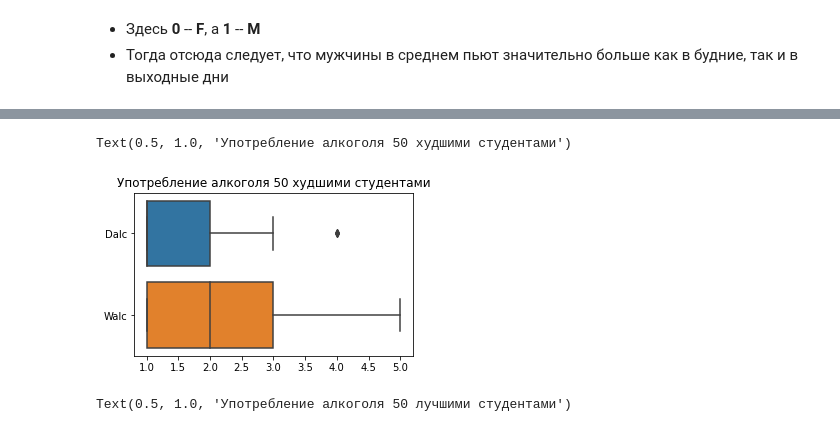
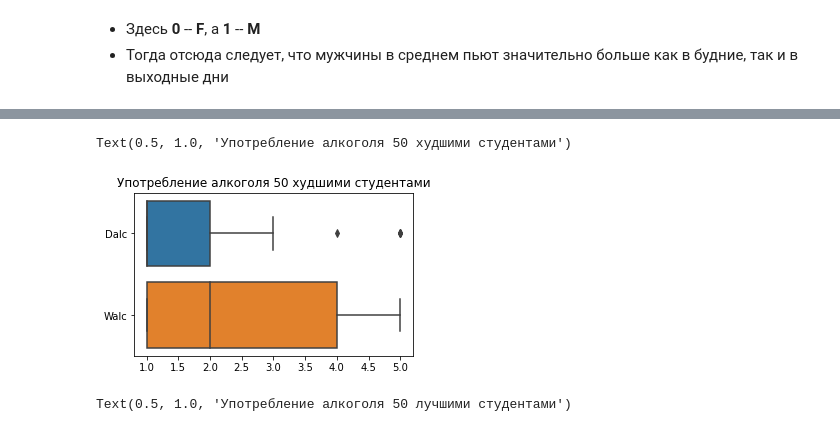
Before and after one commit to asbabiy/IAD-EDA, a Jupyter notebook: Lab_1_Exploratory_analysis.ipynb, the cells around one changed output, grey strips where cells are left out. Saved outputs shown, nothing was run; the diff lists cells and outputs as text; code cells hidden in the pictures.

```diff
--- a/Lab_1_Exploratory_analysis.ipynb
+++ b/Lab_1_Exploratory_analysis.ipynb
@@ -420,0 +401,2 @@ G3 --> 16
+# %%
+clean_data = data[data['ID'].isin(clean_data_idx)]
@@ -420,0 +409,13 @@ G3 --> 16
+# %%
+cat_vars = ['Subject', 'school', 'sex', 'address', 'famsize',
+            'Pstatus', 'Medu', 'Fedu', 'Mjob', 'Fjob', 'reason', 'guardian',
+            'traveltime', 'studytime', 'schoolsup', 'famsup', 'paid',
+            'activities', 'nursery', 'higher', 'internet', 'romantic',
+            'famrel', 'freetime', 'goout', 'Dalc', 'Walc', 'health', 'cheating']
+
+for i in cat_vars:
+  clean_data.loc[:, i] = clean_data[i].astype('category')
+
+clean_data.loc[:, 'ID'] = clean_data['ID'].astype('object')
+
+clean_data.dtypes
@@ -420,0 +450,11 @@ G3 --> 16
+# %%
+students = data.groupby(data.columns[2:-3].tolist()).groups
+duplicate_students = [students[x] for x in students if len(students[x]) > 1]
+
+duplicate_marks = {}
+
+for idx, i in enumerate(duplicate_students):
+  duplicate_marks[idx, data.iloc[i[0], 1]] = data.iloc[i[0], [0, -3, -2, -1]]
+  duplicate_marks[idx, data.iloc[i[1], 1]] = data.iloc[i[1], [0, -3, -2, -1]]
+
+duplicate_idx = pd.MultiIndex.from_tuples(duplicate_marks)
@@ -441 +520,14 @@ enc_data.describe()
 | max | 999194.000000 | 1.000000 | 1.000000 | 1.000000 | 22.000000 | 1.000000 | 1.000000 | 1.000000 | 4.000000 | 4.000000 | 4.000000 | ... |
+# %%
+cat_vars = ['Subject', 'school', 'sex', 'address', 'famsize',
+            'Pstatus', 'Medu', 'Fedu', 'Mjob', 'Fjob', 'reason', 'guardian',
+            'traveltime', 'studytime', 'schoolsup', 'famsup', 'paid',
+            'activities', 'nursery', 'higher', 'internet', 'romantic',
+            'famrel', 'freetime', 'goout', 'Dalc', 'Walc', 'health', 'cheating']
+
+for i in cat_vars:
+  enc_data.loc[:, i] = enc_data[i].astype('category')
+
+enc_data.loc[:, 'ID'] = enc_data['ID'].astype('object')
+
+enc_data.dtypes
@@ -605,11 +717,12 @@ dtype: float64
 # %%
 # Худшие студенты пьют достаточно много алкоголя
 plt.figure(figsize=(5,3))
-worst_students = data.nsmallest(50, 'G3')
+enc_data[['Dalc', 'Walc']] = enc_data[['Dalc', 'Walc']].astype(int)
+worst_students = enc_data.nsmallest(50, 'G3')
 sns.boxplot(data=worst_students[['Dalc','Walc']], orient='h').set_title('Употребление алкоголя 50 худшими студентами')
 # %% [output]
 Text(0.5, 1.0, 'Употребление алкоголя 50 худшими студентами')
-[figure, old version]
+[figure, new version]
 # %%
 # Лучше студенты почти не пьют алкоголь
 plt.figure(figsize=(5,3))
```
Also changed, not shown: parts of 55 cells of this notebook, 1 other file.
